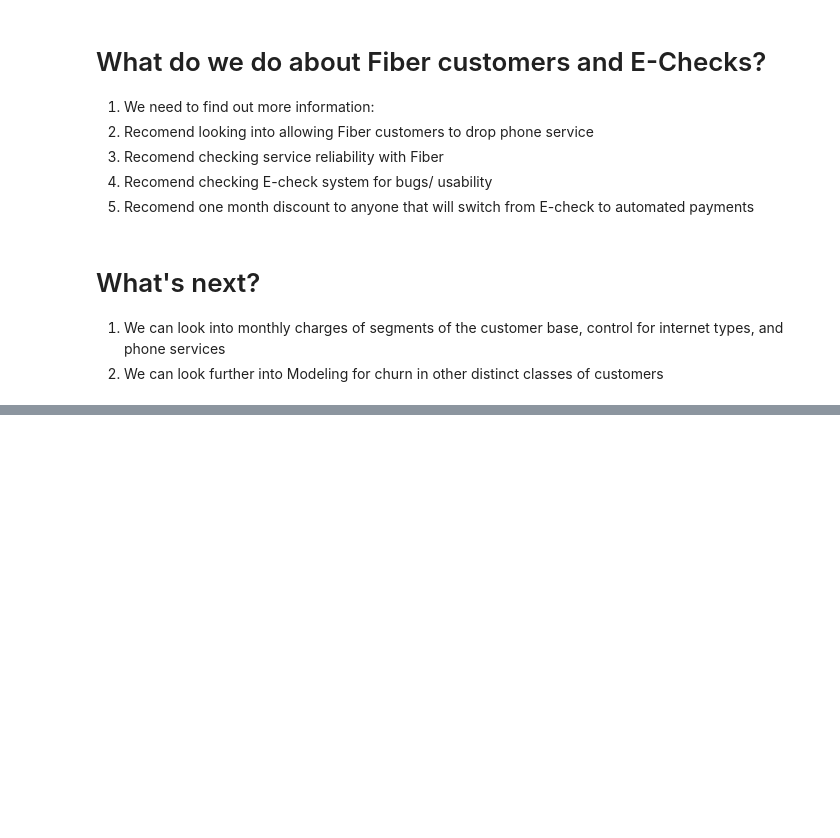
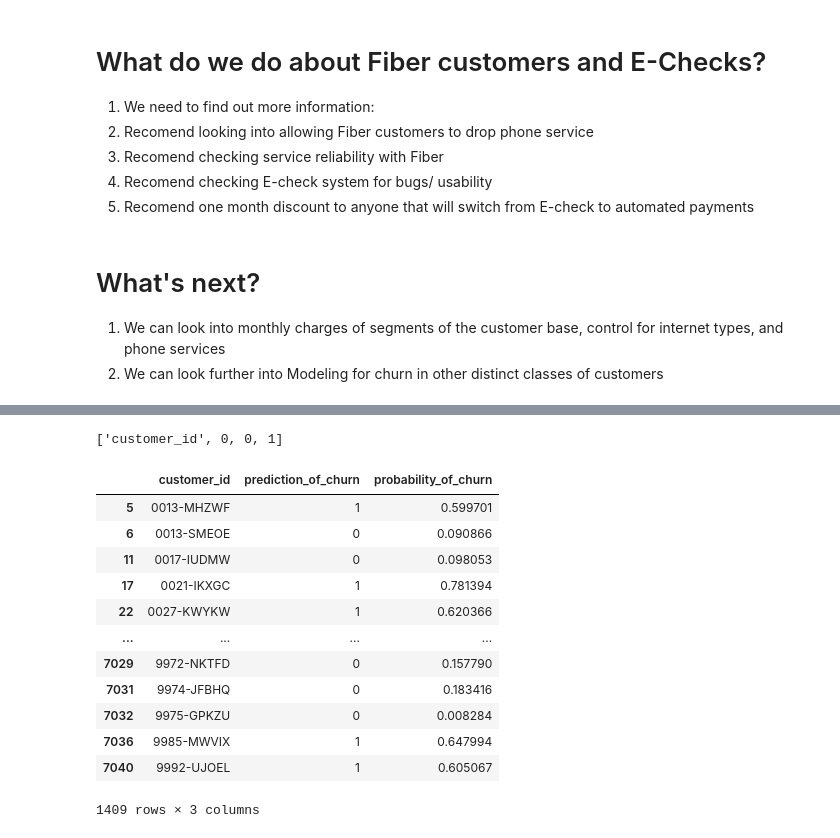
Before and after one commit to David-Howell/telco-churn, a Jupyter notebook: final_report.ipynb, the cells around one changed output, grey strips where cells are left out. Drawn from its saved outputs; the diff is of its cells as text; code cells hidden in the pictures; blank space fills up the shorter version.

```diff
--- a/final_report.ipynb
+++ b/final_report.ipynb
@@ -931,0 +1033,62 @@ Final Cell
+# %%
+df_test = df[df.index.isin(test_csv.index)]
+# %%
+test_out = pd.concat([df_test, test_csv], axis=1)
+# %%
+test_out_1 = test_out.drop(columns=['gender',
+ 'senior_citizen',
+ 'partner',
+ 'dependents',
+ 'tenure',
+ 'phone_service',
+ 'multiple_lines',
+ 'internet_service_type',
+ 'online_security',
+ 'online_backup',
+ 'device_protection',
+ 'tech_support',
+ 'streaming_tv',
+ 'streaming_movies',
+ 'contract_type',
+ 'paperless_billing',
+ 'payment_type',
+ 'monthly_charges',
+ 'total_charges',
+ 'churn','senior',
+ 'partner',
+ 'dependents',
+ 'tenure',
+ 'e_bill',
+ 'monthly_charges',
+ 'total_charges',
+ 'DSL',
+ 'Fiber',
+ 'one_year',
+ 'two_year',
+ 'bank_transfer',
+ 'cc',
+ 'e_check',
+ 'add_ons'])
+# %%
+test_out_1.columns.to_list()
+# %% [output]
+['customer_id', 0, 0, 1]
+# %%
+test_out_1.columns = ['customer_id', 'prediction_of_churn', 'prob_no', 'probability_of_churn']
+# %%
+predictions = test_out_1.drop(columns='prob_no')
+predictions
+# %% [output]
+|  | customer_id | prediction_of_churn | probability_of_churn |
+| 5 | 0013-MHZWF | 1 | 0.599701 |
+| 6 | 0013-SMEOE | 0 | 0.090866 |
+| 11 | 0017-IUDMW | 0 | 0.098053 |
+| 17 | 0021-IKXGC | 1 | 0.781394 |
+| 22 | 0027-KWYKW | 1 | 0.620366 |
+| ... | ... | ... | ... |
+| 7029 | 9972-NKTFD | 0 | 0.157790 |
+| 7031 | 9974-JFBHQ | 0 | 0.183416 |
+| 7032 | 9975-GPKZU | 0 | 0.008284 |
+| 7036 | 9985-MWVIX | 1 | 0.647994 |
+| 7040 | 9992-UJOEL | 1 | 0.605067 |
+1409 rows × 3 columns
```
Also changed, not shown: parts of 9 cells of this notebook.
